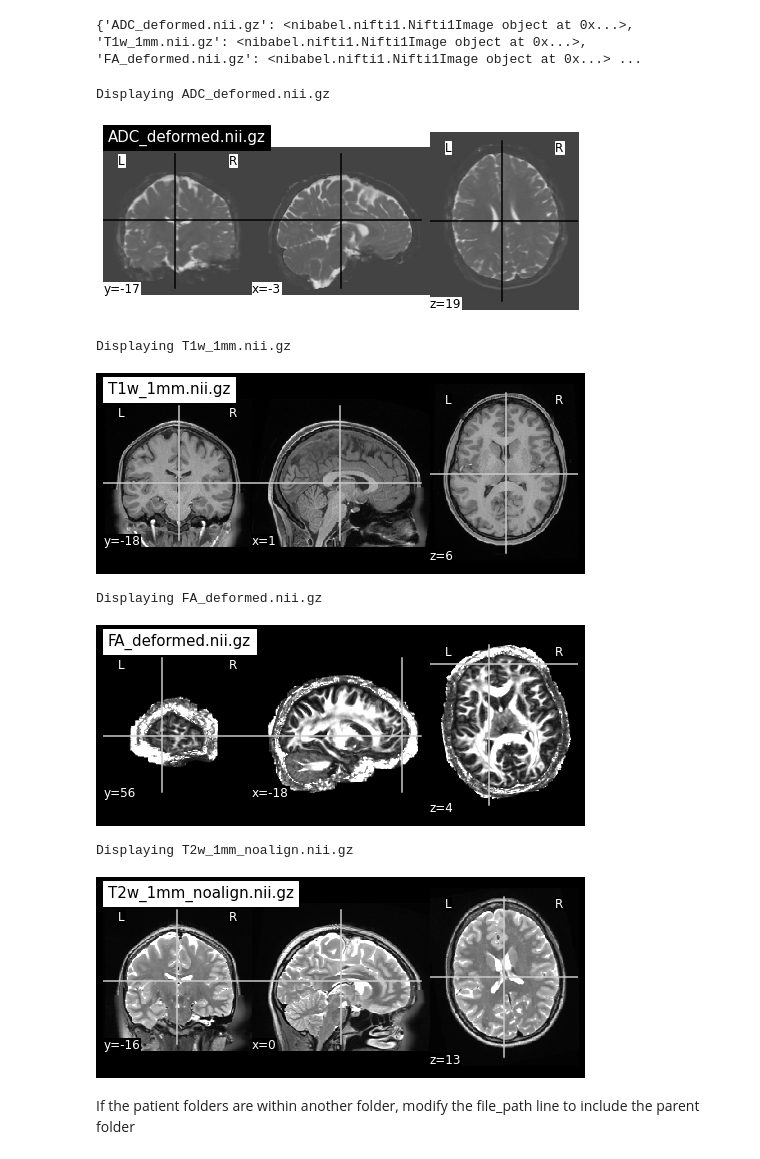
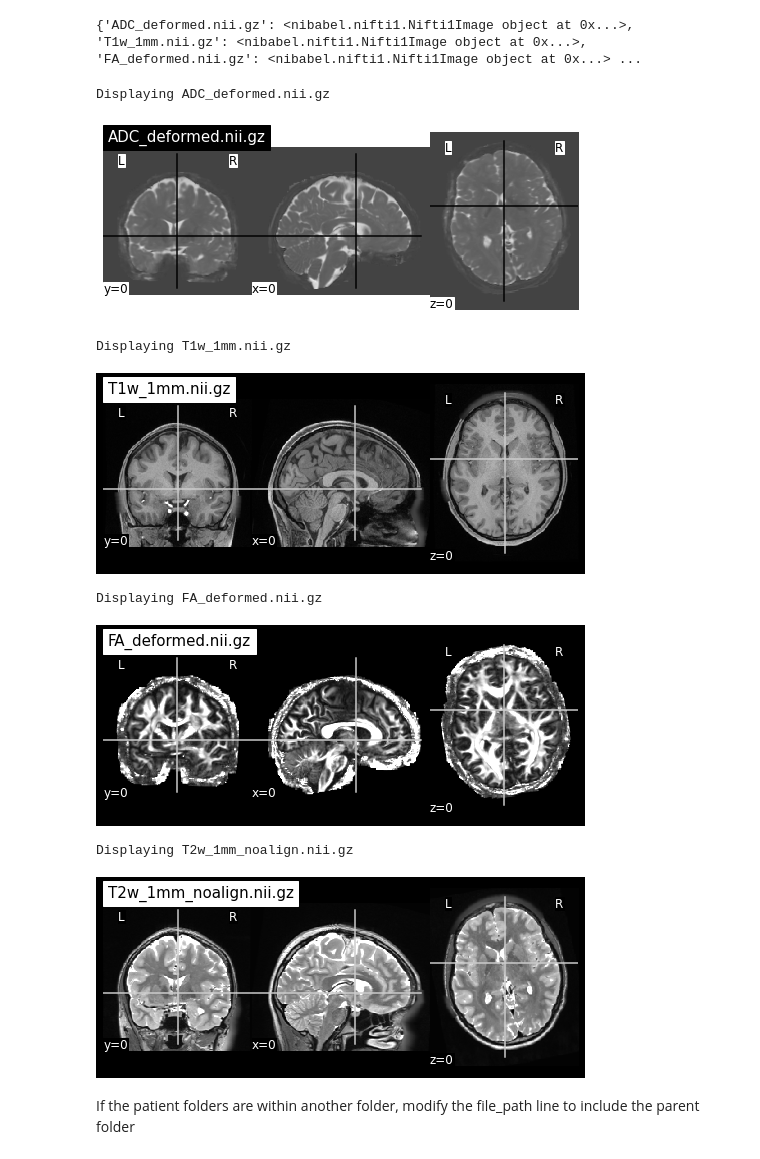
Before and after one commit to travislatchman/Neuroimage-Registration-and-Synthesis, a Jupyter notebook: Project2_DTI.ipynb, the cells around one changed output. Saved outputs shown, nothing was run; the diff lists cells and outputs as text; code cells hidden in the pictures.

```diff
--- a/Project2_DTI.ipynb
+++ b/Project2_DTI.ipynb
@@ -110,20 +110,20 @@ print(patient_data) # we will be handling and working with patient files in a di
 # %%
 from nilearn import plotting
 
 # Plot the patient images
 for file_name, img in patient_data.items():
     print(f"Displaying {file_name}")
-    plotting.plot_anat(img, title=file_name, dim=-1)
+    plotting.plot_anat(img, cut_coords=(0, 0, 0), title=file_name, dim=-1)
     plotting.show()
 # %% [output]
 Displaying ADC_deformed.nii.gz
-[figure, old version]
+[figure, new version]
 Displaying T1w_1mm.nii.gz
-[figure, old version]
+[figure, new version]
 Displaying FA_deformed.nii.gz
-[figure, old version]
+[figure, new version]
 Displaying T2w_1mm_noalign.nii.gz
-[figure, old version]
+[figure, new version]
 # %% [markdown]
 If the patient folders are within another folder, modify the file_path line to include the parent folder
 # %%
```
Also changed, not shown: parts of 21 cells of this notebook.
